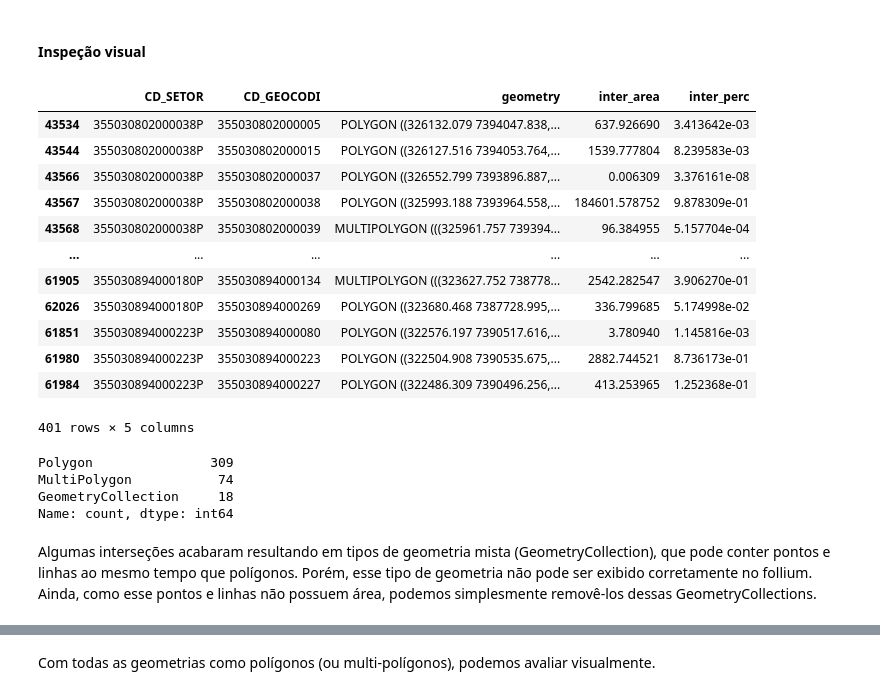
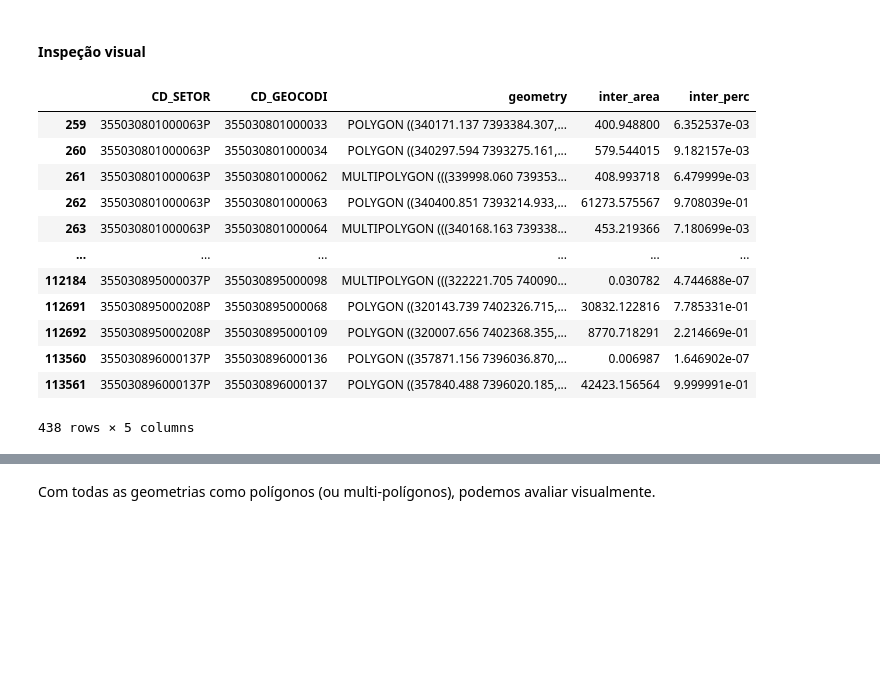
Before and after one commit to sepep-pmsp/compatibilizacao-setores-censitarios, a Jupyter notebook: 01 Compatibilização.ipynb, the cells around one changed output, grey strips where cells are left out. Saved outputs shown, nothing was run; the diff lists cells and outputs as text; code cells hidden in the pictures; blank space fills up the shorter version.

```diff
--- a/01 Compatibilização.ipynb
+++ b/01 Compatibilização.ipynb
@@ -670,8 +684,11 @@ prop(setores22.iloc[0], setores10, left_key_col='CD_SETOR', right_key_col='CD_GE
 | 43410 | 355030801000001P | 355030801000011 | POLYGON ((339777.790 7392945.533,... | 471.770933 | 0.006572 |
 # %%
 %%time
-# props_22 = setores22.apply(lambda x: prop(x, setores10, left_key_col='CD_SETOR', right_key_col='CD_GEOCODI'), axis=1)
-# props_22 = pd.concat(props_22.values)
-props_22 = gpd.read_parquet('setores2022_2022.parquet')
-props_22
+%%time
+sims_22_path = 'data/01_similarity.parquet'
+if exists(sims_22_path):
+    sims_22 = gpd.read_parquet(sims_22_path)
+else:
+    sims_22 = calc_similarity(setores22, setores10, left_key_col='CD_SETOR', right_key_col='CD_GEOCODI')
+sims_22
 # %% [output]
@@ -692,0 +723,5 @@ Wall time: 242 ms
+# %%
+sims_22 = sims_22.explode()
+sims_22 = sims_22[sims_22['geometry'].type=='Polygon']
+sims_22 = sims_22.dissolve(['CD_SETOR', 'CD_GEOCODI']).reset_index()
+sims_22
@@ -770,30 +825,20 @@ Conforme esperado, temos uma quandidade bastante elevada de interseções ($\app
 # %% [markdown]
 #### Inspeção visual
 # %%
-sample_ids = props_22['CD_SETOR'].drop_duplicates().sample(100)
-samples_10to22 = props_22[props_22['CD_SETOR'].isin(sample_ids)]
-samples_10to22
+sample_ids = sims_22['CD_SETOR'].drop_duplicates().sample(100)
+samples_22 = sims_22[sims_22['CD_SETOR'].isin(sample_ids)]
+samples_22
 # %% [output]
 |  | CD_SETOR | CD_GEOCODI | geometry | inter_area | inter_perc |
-| 43534 | 355030802000038P | 355030802000005 | POLYGON ((326132.079 7394047.838,... | 637.926690 | 3.413642e-03 |
-| 43544 | 355030802000038P | 355030802000015 | POLYGON ((326127.516 7394053.764,... | 1539.777804 | 8.239583e-03 |
-| 43566 | 355030802000038P | 355030802000037 | POLYGON ((326552.799 7393896.887,... | 0.006309 | 3.376161e-08 |
-| 43567 | 355030802000038P | 355030802000038 | POLYGON ((325993.188 7393964.558,... | 184601.578752 | 9.878309e-01 |
-| 43568 | 355030802000038P | 355030802000039 | MULTIPOLYGON (((325961.757 739394... | 96.384955 | 5.157704e-04 |
+| 259 | 355030801000063P | 355030801000033 | POLYGON ((340171.137 7393384.307,... | 400.948800 | 6.352537e-03 |
+| 260 | 355030801000063P | 355030801000034 | POLYGON ((340297.594 7393275.161,... | 579.544015 | 9.182157e-03 |
+| 261 | 355030801000063P | 355030801000062 | MULTIPOLYGON (((339998.060 739353... | 408.993718 | 6.479999e-03 |
+| 262 | 355030801000063P | 355030801000063 | POLYGON ((340400.851 7393214.933,... | 61273.575567 | 9.708039e-01 |
+| 263 | 355030801000063P | 355030801000064 | MULTIPOLYGON (((340168.163 739338... | 453.219366 | 7.180699e-03 |
 | ... | ... | ... | ... | ... | ... |
-| 61905 | 355030894000180P | 355030894000134 | MULTIPOLYGON (((323627.752 738778... | 2542.282547 | 3.906270e-01 |
-| 62026 | 355030894000180P | 355030894000269 | POLYGON ((323680.468 7387728.995,... | 336.799685 | 5.174998e-02 |
-| 61851 | 355030894000223P | 355030894000080 | POLYGON ((322576.197 7390517.616,... | 3.780940 | 1.145816e-03 |
-| 61980 | 355030894000223P | 355030894000223 | POLYGON ((322504.908 7390535.675,... | 2882.744521 | 8.736173e-01 |
-| 61984 | 355030894000223P | 355030894000227 | POLYGON ((322486.309 7390496.256,... | 413.253965 | 1.252368e-01 |
+| 112184 | 355030895000037P | 355030895000098 | MULTIPOLYGON (((322221.705 740090... | 0.030782 | 4.744688e-07 |
+| 112691 | 355030895000208P | 355030895000068 | POLYGON ((320143.739 7402326.715,... | 30832.122816 | 7.785331e-01 |
+| 112692 | 355030895000208P | 355030895000109 | POLYGON ((320007.656 7402368.355,... | 8770.718291 | 2.214669e-01 |
+| 113560 | 355030896000137P | 355030896000136 | POLYGON ((357871.156 7396036.870,... | 0.006987 | 1.646902e-07 |
+| 113561 | 355030896000137P | 355030896000137 | POLYGON ((357840.488 7396020.185,... | 42423.156564 | 9.999991e-01 |
-401 rows × 5 columns
+438 rows × 5 columns
-# %%
-samples_10to22.geom_type.value_counts()
-# %% [output]
-Polygon               309
-MultiPolygon           74
-GeometryCollection     18
-Name: count, dtype: int64
-# %% [markdown]
-
-Algumas interseções acabaram resultando em tipos de geometria mista (GeometryCollection), que pode conter pontos e linhas ao mesmo tempo que polígonos. Porém, esse tipo de geometria não pode ser exibido corretamente no follium. Ainda, como esse pontos e linhas não possuem área, podemos simplesmente removê-los dessas GeometryCollections.
```
Also changed, not shown: parts of 47 cells of this notebook.
